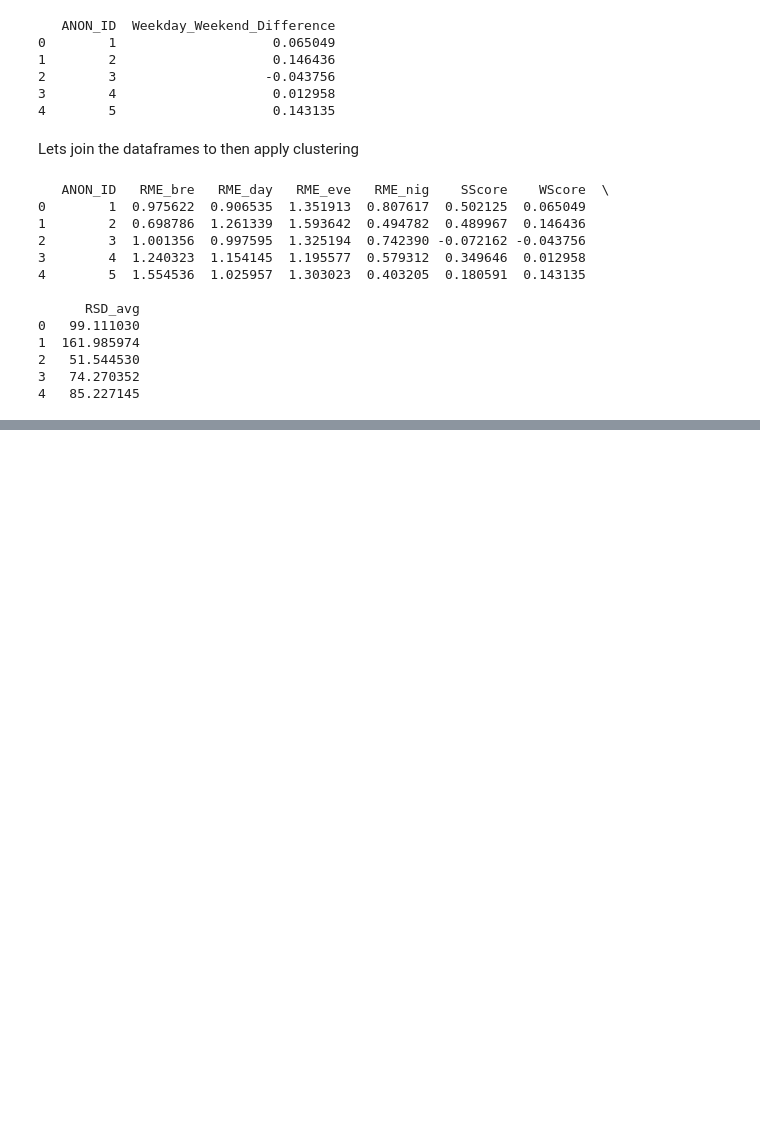
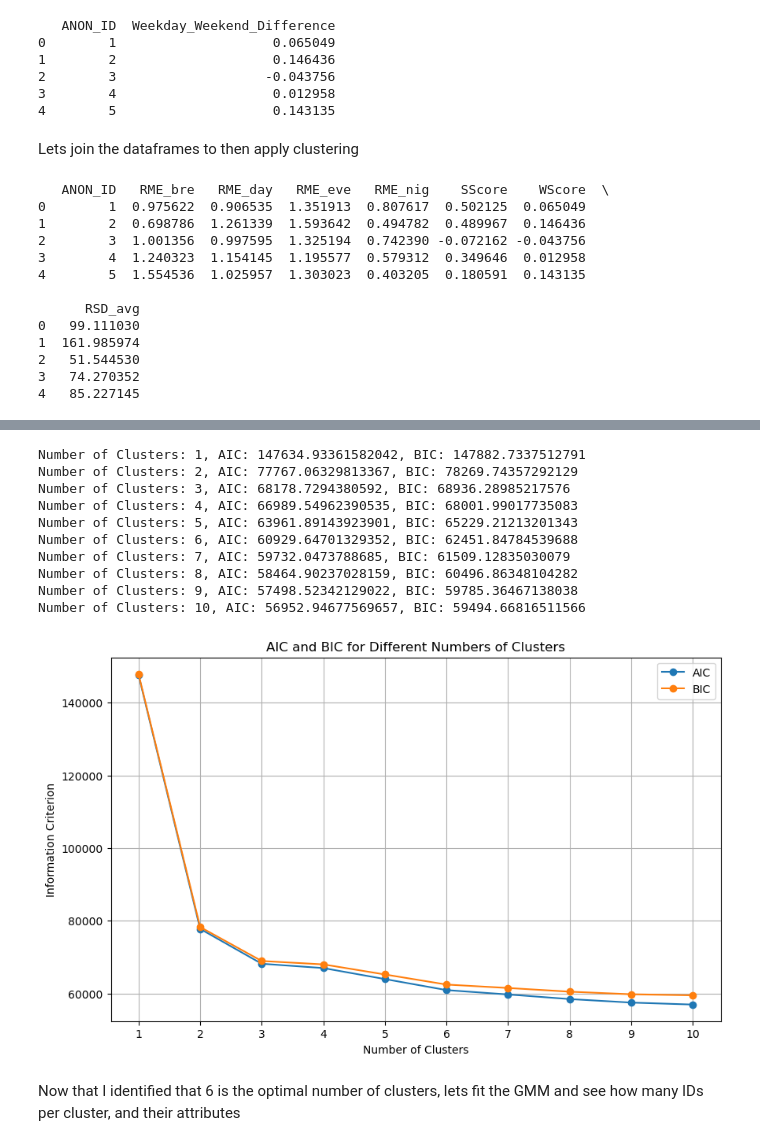
Before and after one commit to guri99uy/ST498_CAPSTONE, a Jupyter notebook: edrp_data_analysis.ipynb, the cells around one changed output, grey strips where cells are left out. Saved outputs shown, nothing was run; the diff lists cells and outputs as text; code cells hidden in the pictures; blank space fills up the shorter version.

```diff
--- a/edrp_data_analysis.ipynb
+++ b/edrp_data_analysis.ipynb
@@ -500,0 +501,54 @@ plt.show()
+# %%
+import numpy as np
+import matplotlib.pyplot as plt
+from sklearn.mixture import GaussianMixture
+from sklearn.preprocessing import StandardScaler
+
+# Define the features to be used for clustering
+features = ['RME_bre', 'RME_day', 'RME_eve', 'RME_nig', 'SScore', 'WScore', 'RSD_avg']
+X = df100_features[features]
+
+# Standardize the Features
+scaler = StandardScaler()
+X_scaled = scaler.fit_transform(X)
+
+# Define the range for the number of clusters
+cluster_range = range(1, 11)
+
+# Lists to store AIC and BIC values
+aic_values = []
+bic_values = []
+
+# Fit GMM models and calculate AIC and BIC for each number of clusters
+for n_clusters in cluster_range:
+    gmm = GaussianMixture(n_components=n_clusters, random_state=42)
+    gmm.fit(X_scaled)
+    aic_values.append(gmm.aic(X_scaled))
+    bic_values.append(gmm.bic(X_scaled))
+    print(f'Number of Clusters: {n_clusters}, AIC: {aic_values[-1]}, BIC: {bic_values[-1]}')
+
+# Plot the AIC and BIC values
+plt.figure(figsize=(10, 6))
+plt.plot(cluster_range, aic_values, marker='o', label='AIC')
+plt.plot(cluster_range, bic_values, marker='o', label='BIC')
+plt.xlabel('Number of Clusters')
+plt.ylabel('Information Criterion')
+plt.title('AIC and BIC for Different Numbers of Clusters')
+plt.xticks(cluster_range)
+plt.legend()
+plt.grid(True)
+plt.show()
+# %% [output]
+Number of Clusters: 1, AIC: 147634.93361582042, BIC: 147882.7337512791
+Number of Clusters: 2, AIC: 77767.06329813367, BIC: 78269.74357292129
+Number of Clusters: 3, AIC: 68178.7294380592, BIC: 68936.28985217576
+Number of Clusters: 4, AIC: 66989.54962390535, BIC: 68001.99017735083
+Number of Clusters: 5, AIC: 63961.89143923901, BIC: 65229.21213201343
+Number of Clusters: 6, AIC: 60929.64701329352, BIC: 62451.84784539688
+Number of Clusters: 7, AIC: 59732.0473788685, BIC: 61509.12835030079
+Number of Clusters: 8, AIC: 58464.90237028159, BIC: 60496.86348104282
+Number of Clusters: 9, AIC: 57498.52342129022, BIC: 59785.36467138038
+Number of Clusters: 10, AIC: 56952.94677569657, BIC: 59494.66816511566
+[figure, added]
+# %% [markdown]
+Now that I identified that 6 is the optimal number of clusters, lets fit the GMM and see how many IDs per cluster, and their attributes
```
Also changed, not shown: parts of 9 cells of this notebook.
